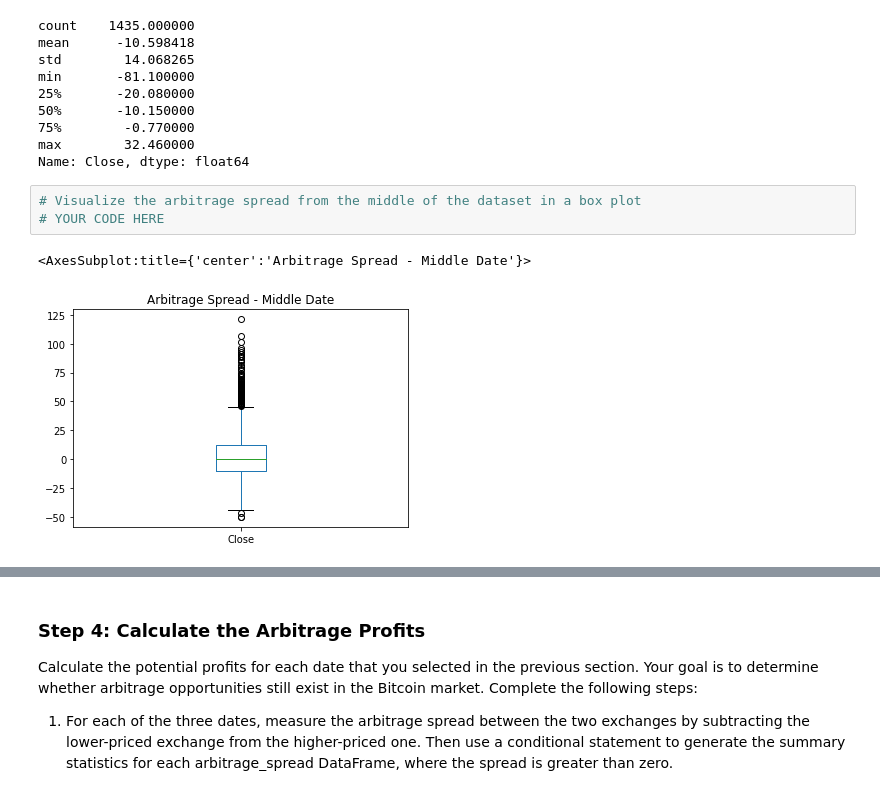
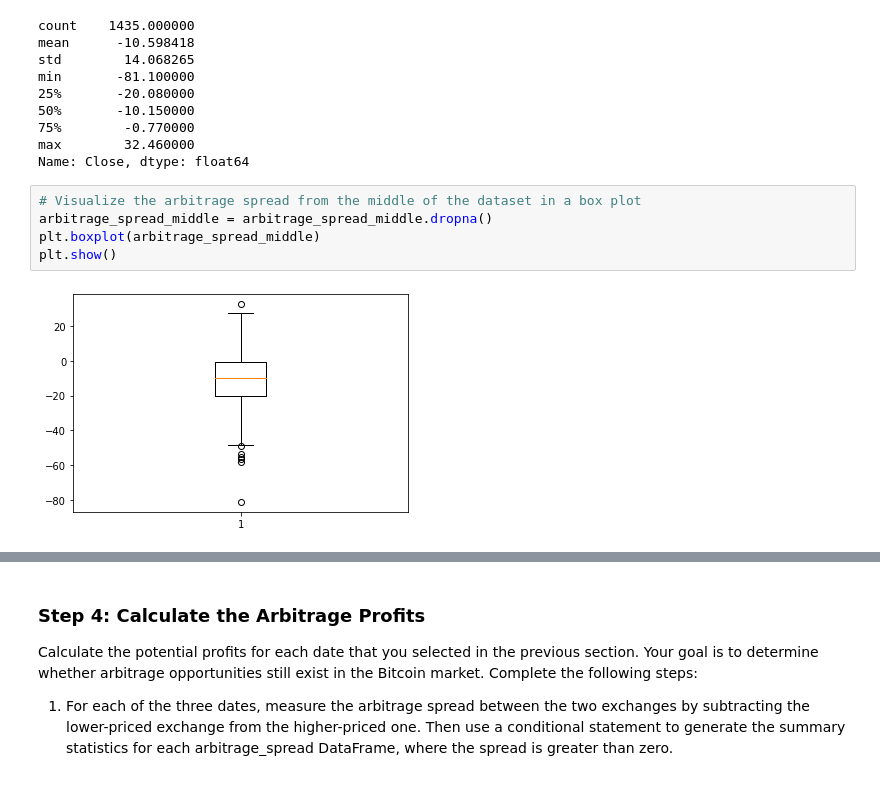
Before and after one commit to davidlampach/module3, a Jupyter notebook: crypto_arbitrage.ipynb, the cells around one changed output, grey strips where cells are left out. Saved outputs shown, nothing was run; the diff lists cells and outputs as text.

Commit message:
Problem in arbitrage spreads

```diff
--- a/crypto_arbitrage.ipynb
+++ b/crypto_arbitrage.ipynb
@@ -414,10 +414,11 @@ max        32.460000
 Name: Close, dtype: float64
 # %%
 # Visualize the arbitrage spread from the middle of the dataset in a box plot
-# YOUR CODE HERE
+arbitrage_spread_middle = arbitrage_spread_middle.dropna()
+plt.boxplot(arbitrage_spread_middle)
+plt.show()
 # %% [output]
-<AxesSubplot:title={'center':'Arbitrage Spread - Middle Date'}>
-[figure, old version]
+[figure, new version]
 # %%
 # Create an overlay plot that visualizes the two dataframes over a period of one day from late in the dataset.
 # Be sure that the plots include the parameters `legend`, `figsize`, `title`, `color` and `label`
```
Also changed, not shown: parts of 6 cells of this notebook.
